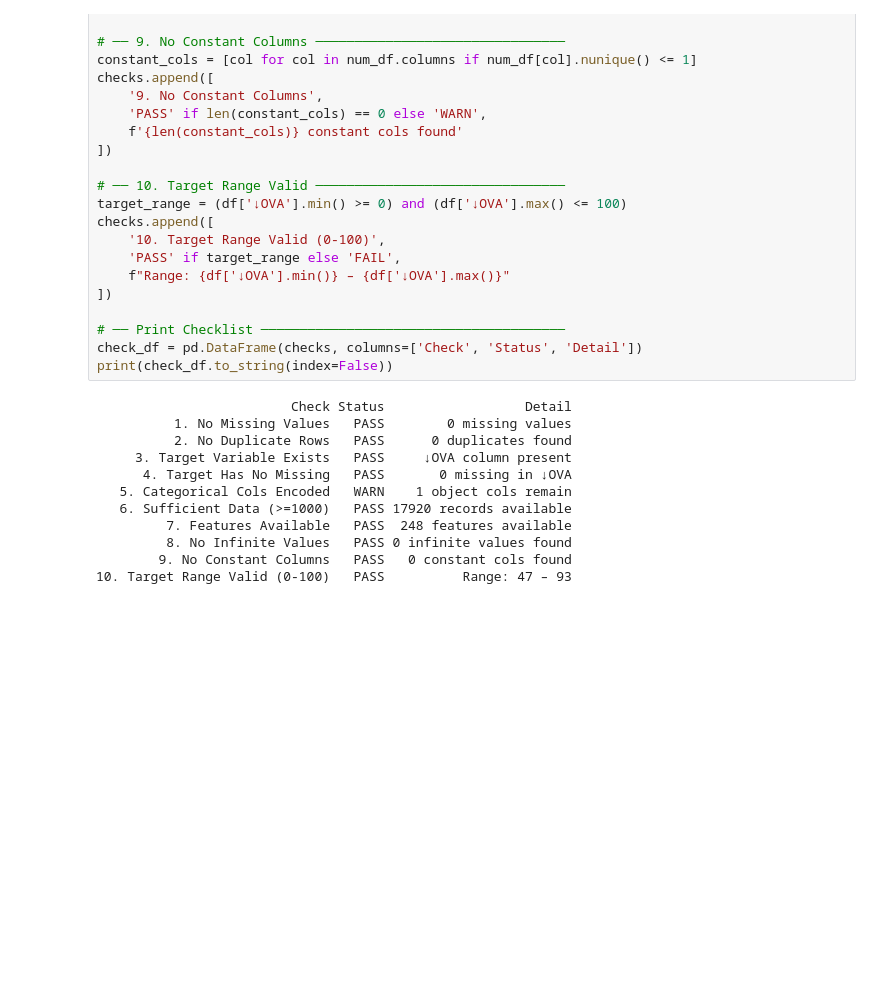
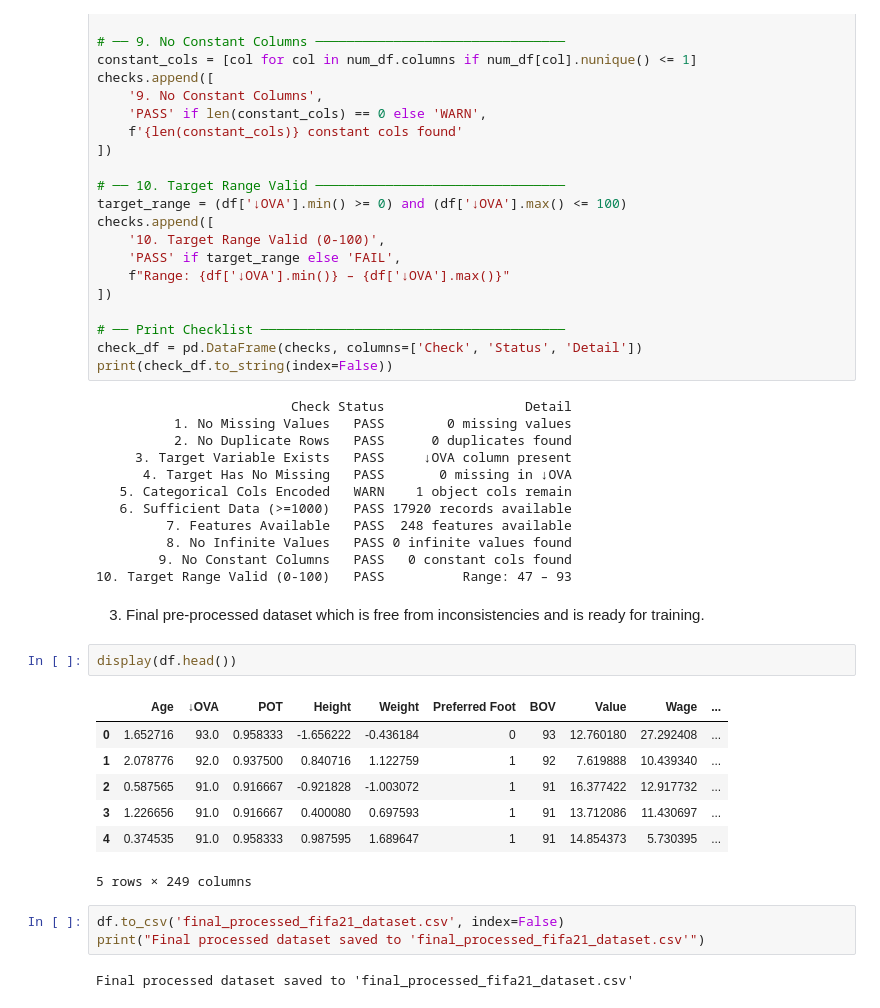
Before and after one commit to sanjana19991118/python_ml, a Jupyter notebook: Data_Preprocessing_Graded_Assignment_Sanjana_Vinay.ipynb, the cells around one changed output. Saved outputs shown, nothing was run; the diff lists cells and outputs as text; blank space fills up the shorter version.

```diff
--- a/Data_Preprocessing_Graded_Assignment_Sanjana_Vinay.ipynb
+++ b/Data_Preprocessing_Graded_Assignment_Sanjana_Vinay.ipynb
@@ -2128,3 +2128,20 @@ print(check_df.to_string(index=False))
          8. No Infinite Values   PASS 0 infinite values found
         9. No Constant Columns   PASS   0 constant cols found
 10. Target Range Valid (0-100)   PASS          Range: 47 – 93
+# %% [markdown]
+3) Final pre-processed dataset which is free from inconsistencies and is ready for training.
+# %%
+display(df.head())
+# %% [output]
+|  | Age | ↓OVA | POT | Height | Weight | Preferred Foot | BOV | Value | Wage | ... |
+| 0 | 1.652716 | 93.0 | 0.958333 | -1.656222 | -0.436184 | 0 | 93 | 12.760180 | 27.292408 | ... |
+| 1 | 2.078776 | 92.0 | 0.937500 | 0.840716 | 1.122759 | 1 | 92 | 7.619888 | 10.439340 | ... |
+| 2 | 0.587565 | 91.0 | 0.916667 | -0.921828 | -1.003072 | 1 | 91 | 16.377422 | 12.917732 | ... |
+| 3 | 1.226656 | 91.0 | 0.916667 | 0.400080 | 0.697593 | 1 | 91 | 13.712086 | 11.430697 | ... |
+| 4 | 0.374535 | 91.0 | 0.958333 | 0.987595 | 1.689647 | 1 | 91 | 14.854373 | 5.730395 | ... |
+5 rows × 249 columns
+# %%
+df.to_csv('final_processed_fifa21_dataset.csv', index=False)
+print("Final processed dataset saved to 'final_processed_fifa21_dataset.csv'")
+# %% [output]
+Final processed dataset saved to 'final_processed_fifa21_dataset.csv'
```
Also changed, not shown: parts of 1 cell of this notebook.
